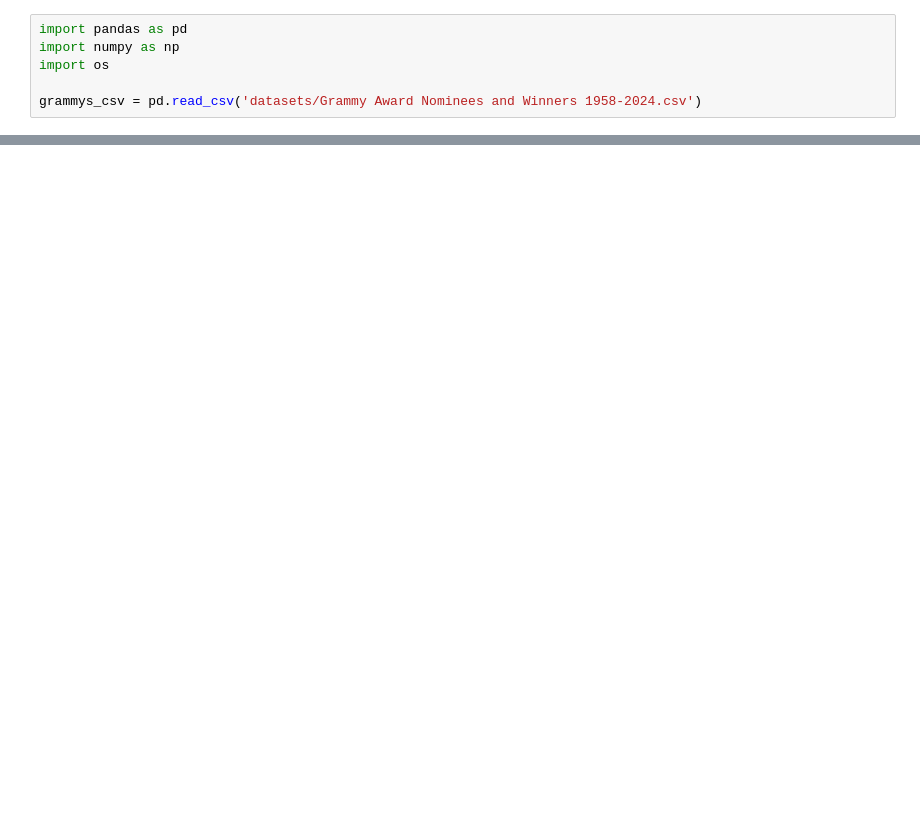
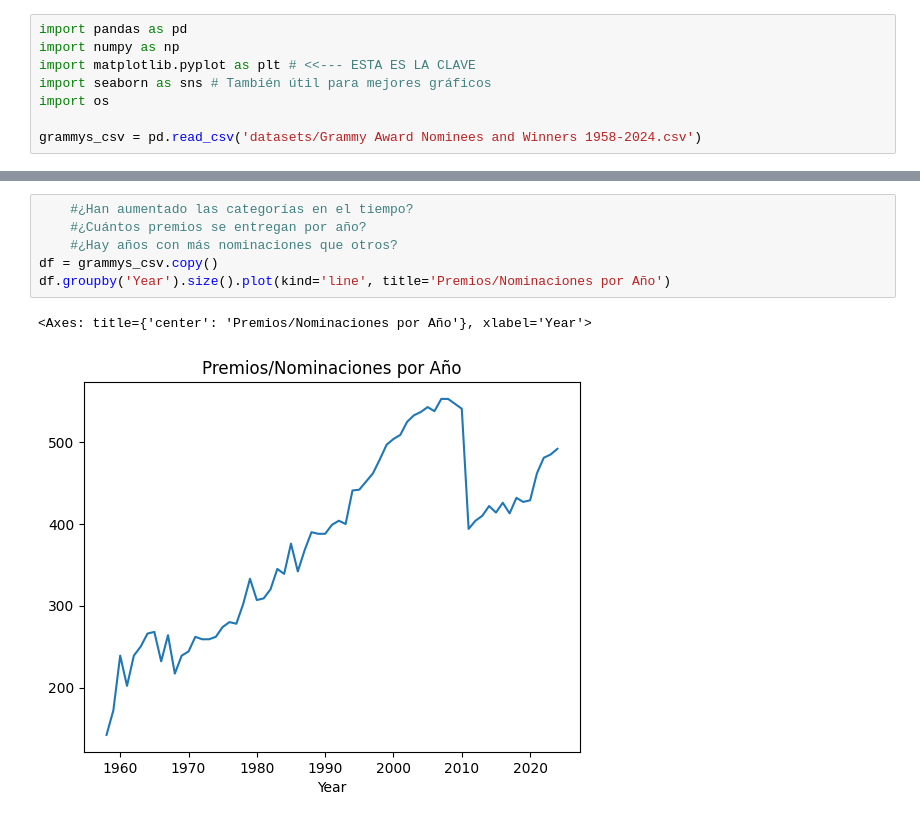
Before and after one commit to developreiloyo/NP_PD, a Jupyter notebook: Grammys.ipynb, the cells around one changed output, grey strips where cells are left out. Cells and saved outputs as stored; diff of their text form; blank space fills up the shorter version.

Commit message:
add matplotlib.pyplot

```diff
--- a/Grammys.ipynb
+++ b/Grammys.ipynb
@@ -1,6 +1,8 @@
 # %%
 import pandas as pd
 import numpy as np
+import matplotlib.pyplot as plt # <<--- ESTA ES LA CLAVE
+import seaborn as sns # También útil para mejores gráficos
 import os
 
 grammys_csv = pd.read_csv('datasets/Grammy Award Nominees and Winners 1958-2024.csv')
@@ -28,3 +30,12 @@ First 5 rows:
 | 2 | 2 | 1958 | 1 | 587 | Work | Best Recording For Children | The Witch Doctor | David Seville And The Chipmunks | False |
 | 3 | 3 | 1958 | 1 | 587 | Work | Best Recording For Children | Tubby The Tuba | Jose Ferrer | False |
 | 4 | 4 | 1958 | 1 | 587 | Work | Best Recording For Children | Fun In Shariland (Album) | Shari Lewis And Lambchop | False |
+# %%
+    #¿Han aumentado las categorías en el tiempo?
+    #¿Cuántos premios se entregan por año?
+    #¿Hay años con más nominaciones que otros?
+df = grammys_csv.copy()
+df.groupby('Year').size().plot(kind='line', title='Premios/Nominaciones por Año')
+# %% [output]
+<Axes: title={'center': 'Premios/Nominaciones por Año'}, xlabel='Year'>
+[figure, added]
```
